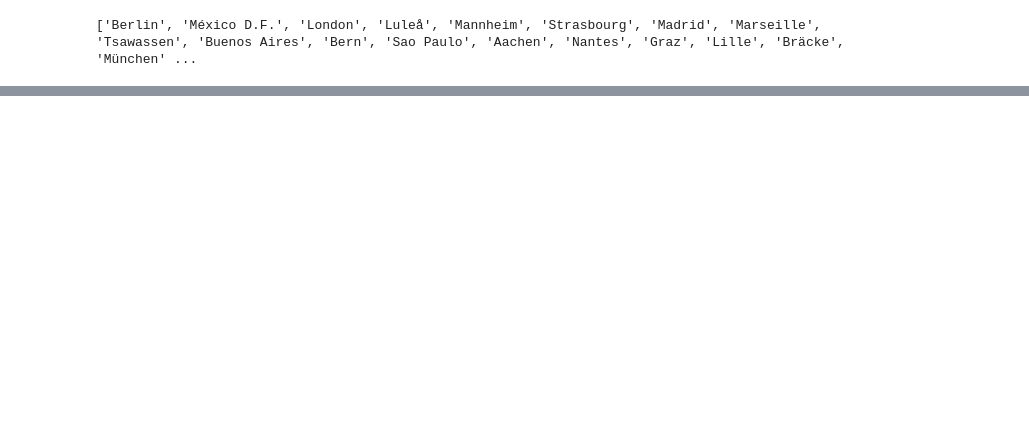
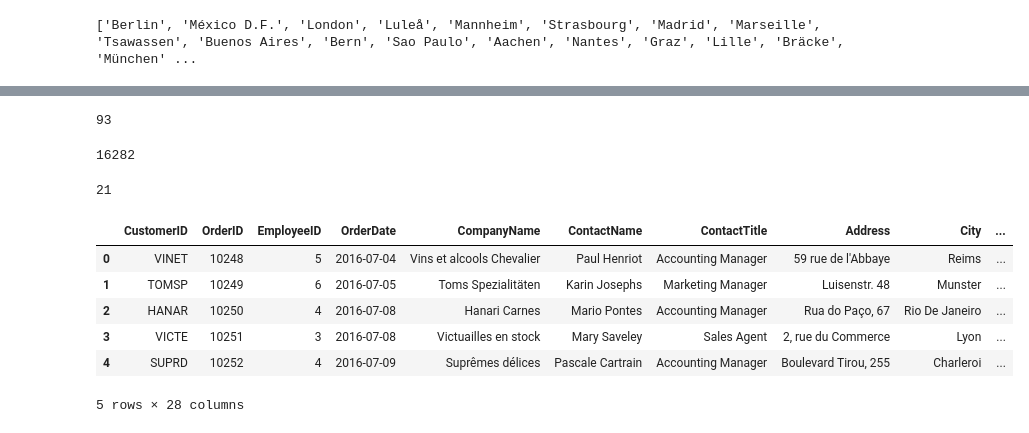
Before and after one commit to JazyyBlackX/innio_case_study, a Jupyter notebook: scripts/Test.ipynb, the cells around one changed output, grey strips where cells are left out. Cells and saved outputs as stored; diff of their text form; code cells hidden in the pictures; blank space fills up the shorter version.

```diff
--- a/scripts/Test.ipynb
+++ b/scripts/Test.ipynb
@@ -132,0 +127,4 @@ print(res1)
+# %%
+geo_df.to_sql("silver_cust_weather", conn2, if_exists="replace", index=False)
+# %% [output]
+93
@@ -132,0 +138,43 @@ print(res1)
+# %%
+full_join_df = full_join_df.drop(columns=["CustomerId"])
+# %%
+full_join_df.to_sql("silver_cust_weat_order", conn2, if_exists="replace", index=False)
+# %% [output]
+16282
+# %%
+region_df = pd.read_excel(r"C:\Users\user\innio_case_study\data\region_mapping.xlsx")
+# %%
+region_df.to_sql("bronze_region_mapping", conn2, if_exists="replace", index=False)
+# %% [output]
+21
+# %%
+region_df.columns = [col.strip().lower().replace(" ", "_") for col in region_df.columns]
+region_df.rename(columns={"country": "country_mapping"}, inplace=True)
+
+# Normalize country values
+region_df["country_mapping"] = region_df["country_mapping"].str.strip().str.lower()
+full_join_df["Country"] = full_join_df["Country"].str.strip().str.lower()
+
+# Join on country
+final_df = pd.merge(
+    full_join_df,
+    region_df,
+    left_on="Country",
+    right_on="country_mapping",
+    how="left"
+)
+
+# Add final region field (can choose which to prefer)
+#final_df["region"] = final_df["region_starting_2016"].combine_first(final_df["region_until_2017"])
+# %%
+final_df["Final_region"] = final_df["region_starting_2016"].combine_first(final_df["region_until_2017"])
+# %%
+final_df.head()  # Display the first few rows of the final DataFrame
+# %% [output]
+|  | CustomerID | OrderID | EmployeeID | OrderDate | CompanyName | ContactName | ContactTitle | Address | City | ... |
+| 0 | VINET | 10248 | 5 | 2016-07-04 | Vins et alcools Chevalier | Paul Henriot | Accounting Manager | 59 rue de l'Abbaye | Reims | ... |
+| 1 | TOMSP | 10249 | 6 | 2016-07-05 | Toms Spezialitäten | Karin Josephs | Marketing Manager | Luisenstr. 48 | Munster | ... |
+| 2 | HANAR | 10250 | 4 | 2016-07-08 | Hanari Carnes | Mario Pontes | Accounting Manager | Rua do Paço, 67 | Rio De Janeiro | ... |
+| 3 | VICTE | 10251 | 3 | 2016-07-08 | Victuailles en stock | Mary Saveley | Sales Agent | 2, rue du Commerce | Lyon | ... |
+| 4 | SUPRD | 10252 | 4 | 2016-07-09 | Suprêmes délices | Pascale Cartrain | Accounting Manager | Boulevard Tirou, 255 | Charleroi | ... |
+5 rows × 28 columns
```
Also changed, not shown: parts of 27 cells of this notebook, 12 other files.
